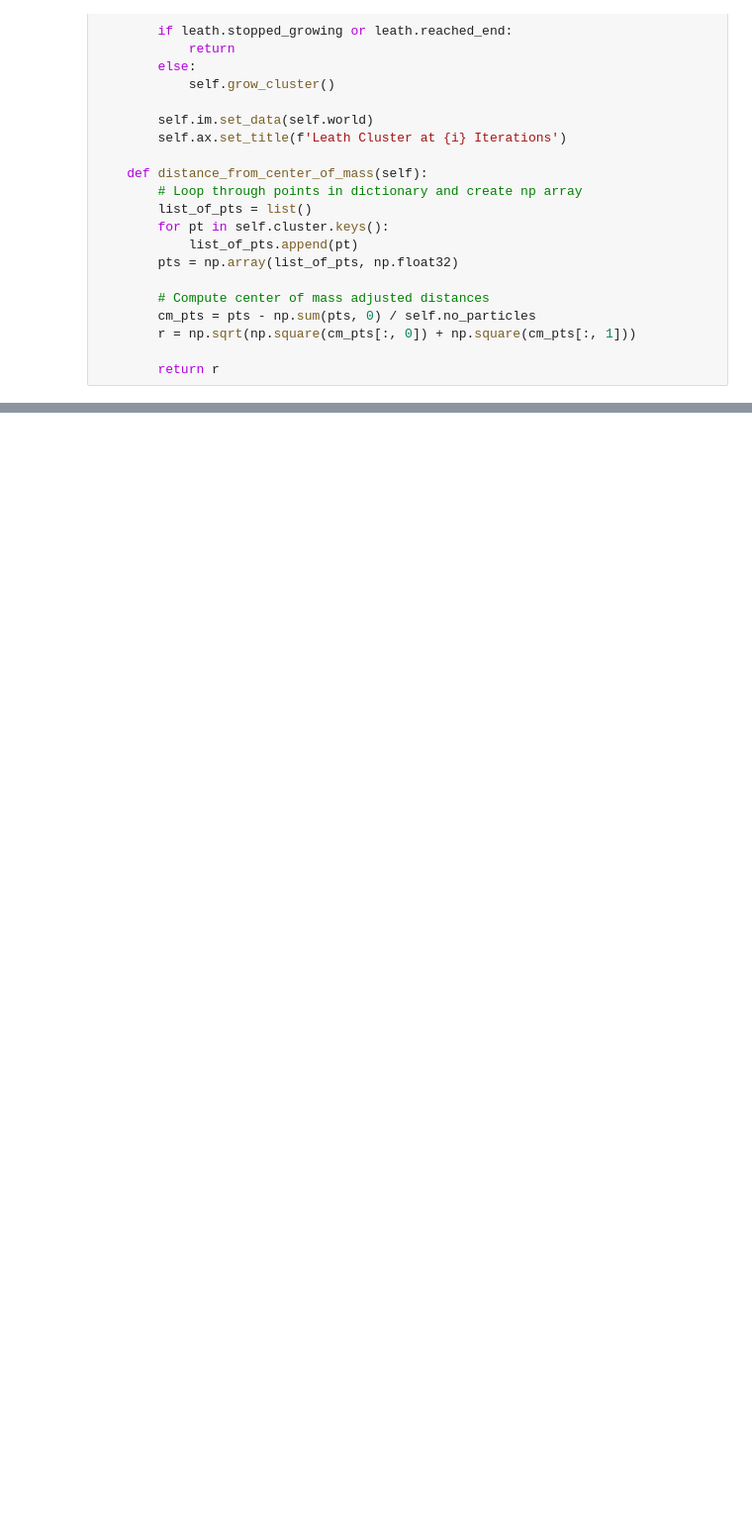
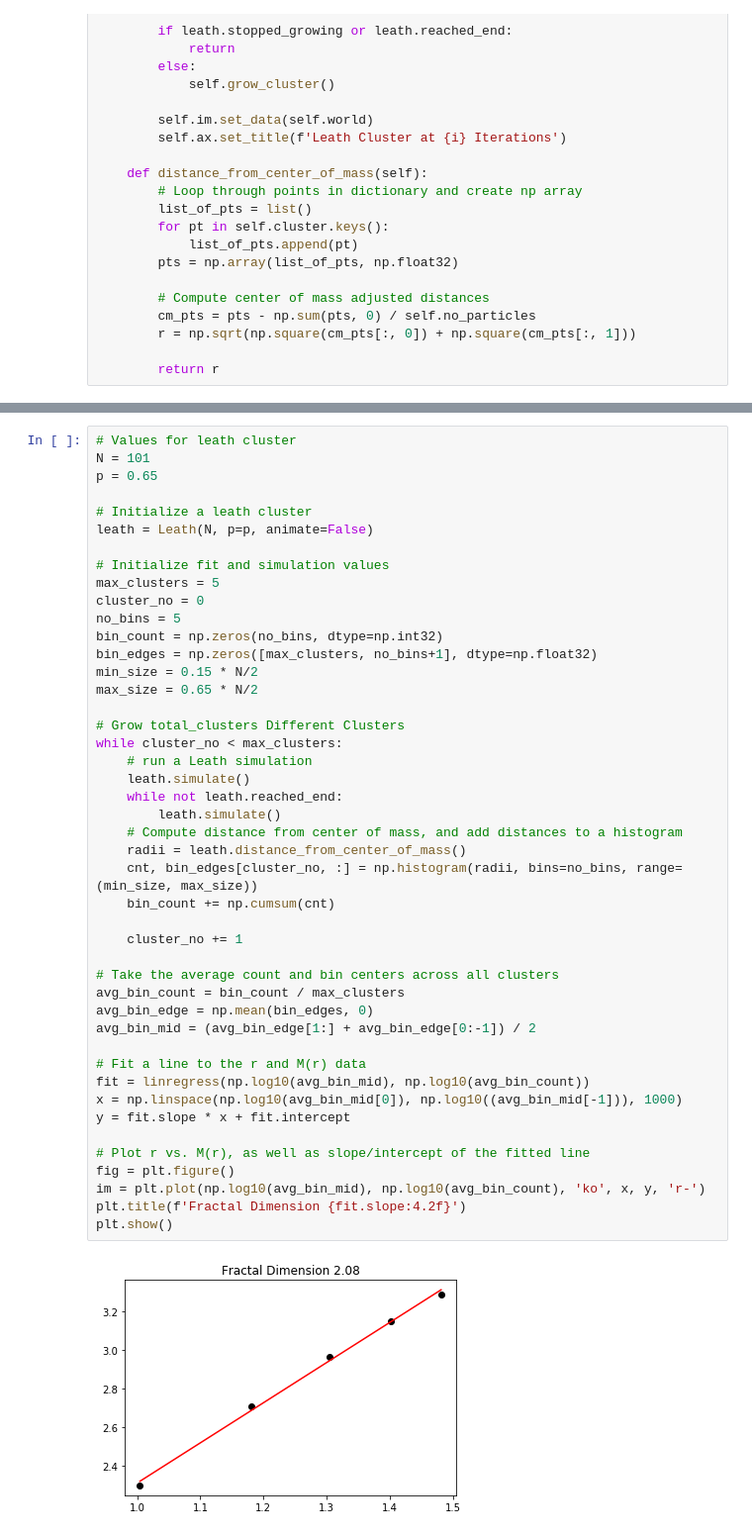
Before and after one commit to amarcozzi/CS577_Simulation_Modeling, a Jupyter notebook: Week_2/Marcozzi_Leath_DLA_problems.ipynb, the cells around one changed output, grey strips where cells are left out. Shown at 99% size. Drawn from its saved outputs; the diff is of its cells as text; blank space fills up the shorter version.

```diff
--- a/Week_2/Marcozzi_Leath_DLA_problems.ipynb
+++ b/Week_2/Marcozzi_Leath_DLA_problems.ipynb
@@ -171,0 +310,47 @@ plt.show()
+# %%
+# Values for leath cluster
+N = 101
+p = 0.65
+
+# Initialize a leath cluster
+leath = Leath(N, p=p, animate=False)
+
+# Initialize fit and simulation values
+max_clusters = 5
+cluster_no = 0
+no_bins = 5
+bin_count = np.zeros(no_bins, dtype=np.int32)
+bin_edges = np.zeros([max_clusters, no_bins+1], dtype=np.float32)
+min_size = 0.15 * N/2
+max_size = 0.65 * N/2
+
+# Grow total_clusters Different Clusters
+while cluster_no < max_clusters:
+    # run a Leath simulation
+    leath.simulate()
+    while not leath.reached_end:
+        leath.simulate()
+    # Compute distance from center of mass, and add distances to a histogram
+    radii = leath.distance_from_center_of_mass()
+    cnt, bin_edges[cluster_no, :] = np.histogram(radii, bins=no_bins, range=(min_size, max_size))
+    bin_count += np.cumsum(cnt)
+
+    cluster_no += 1
+
+# Take the average count and bin centers across all clusters
+avg_bin_count = bin_count / max_clusters
+avg_bin_edge = np.mean(bin_edges, 0)
+avg_bin_mid = (avg_bin_edge[1:] + avg_bin_edge[0:-1]) / 2
+
+# Fit a line to the r and M(r) data
+fit = linregress(np.log10(avg_bin_mid), np.log10(avg_bin_count))
+x = np.linspace(np.log10(avg_bin_mid[0]), np.log10((avg_bin_mid[-1])), 1000)
+y = fit.slope * x + fit.intercept
+
+# Plot r vs. M(r), as well as slope/intercept of the fitted line
+fig = plt.figure()
+im = plt.plot(np.log10(avg_bin_mid), np.log10(avg_bin_count), 'ko', x, y, 'r-')
+plt.title(f'Fractal Dimension {fit.slope:4.2f}')
+plt.show()
+# %% [output]
+[figure, added]
```
Also changed, not shown: parts of 10 cells of this notebook, 1 other file.
